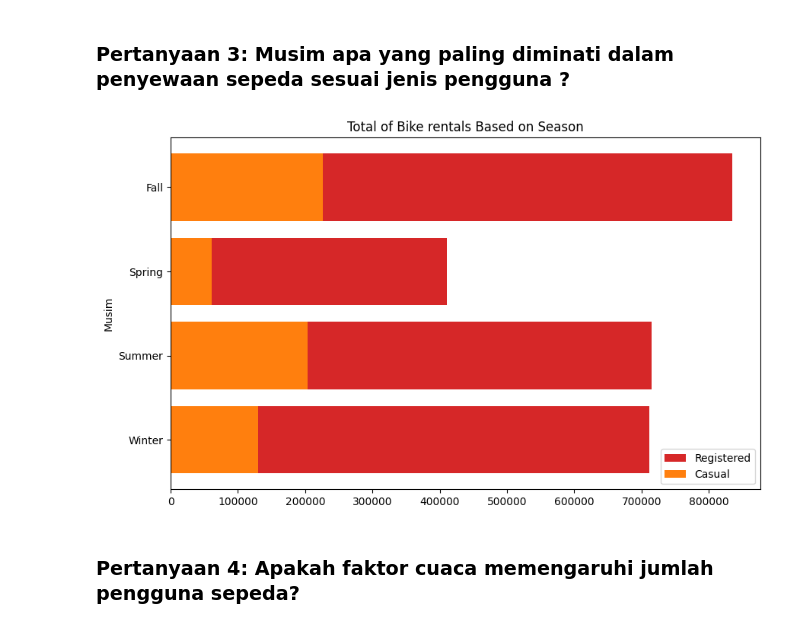
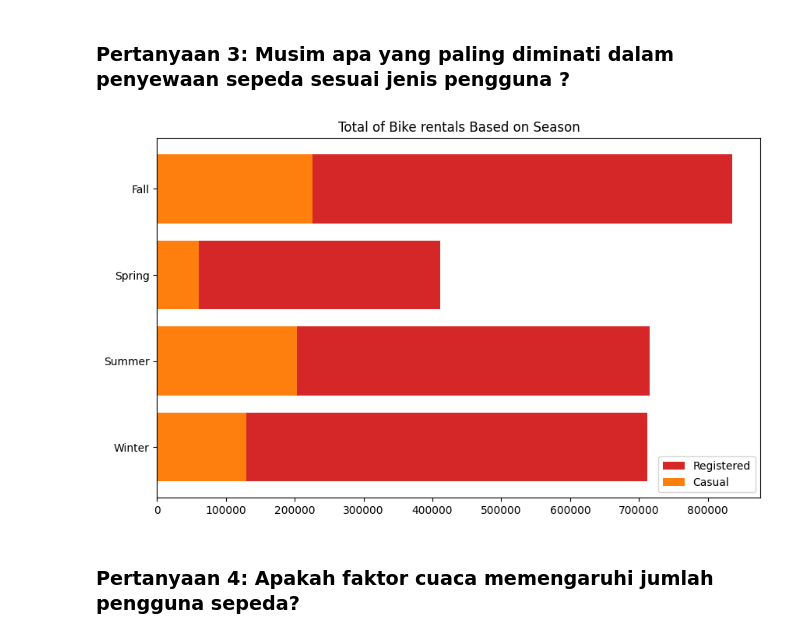
Before and after one commit to CiraAp13/bike-sharing-dashboard, a Jupyter notebook: notebook.ipynb, the cells around one changed output. Drawn from its saved outputs; the diff is of its cells as text; code cells hidden in the pictures.

```diff
--- a/notebook.ipynb
+++ b/notebook.ipynb
@@ -443,32 +443,31 @@ plt.show()
 # %%
 # Mengelompokkan data berdasarkan musim dan menghitung jumlah penggunaan terdaftar dan tidak terdaftar
 seasonal_usage = day_df.groupby('season')[['registered', 'casual']].sum().reset_index()
 
 plt.figure(figsize=(10, 6))
 
 # Membuat barplot horizontal
 plt.barh(
     seasonal_usage['season'],
     seasonal_usage['registered'],
     label='Registered',
     color='tab:red'
 )
 
 plt.barh(
     seasonal_usage['season'],
     seasonal_usage['casual'],
     label='Casual',
     color='tab:orange'
 )
 
-plt.ylabel('Musim')  # Menjadikan musim sebagai label sumbu y
 plt.xlabel(None)
 plt.title('Total of Bike rentals Based on Season')
 plt.gca().invert_yaxis()  # Membalik urutan sumbu y agar musim terurut dari atas ke bawah
 plt.legend()
 plt.show()
 # %% [output]
-[figure, old version]
+[figure, new version]
 # %% [markdown]
 ### Pertanyaan 4: Apakah faktor cuaca memengaruhi jumlah pengguna sepeda?
 # %%
```
